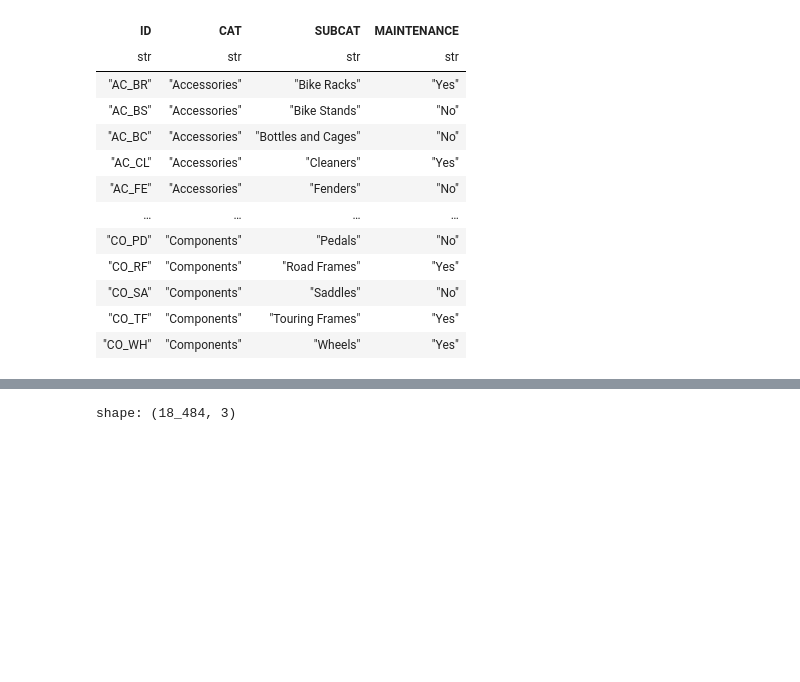
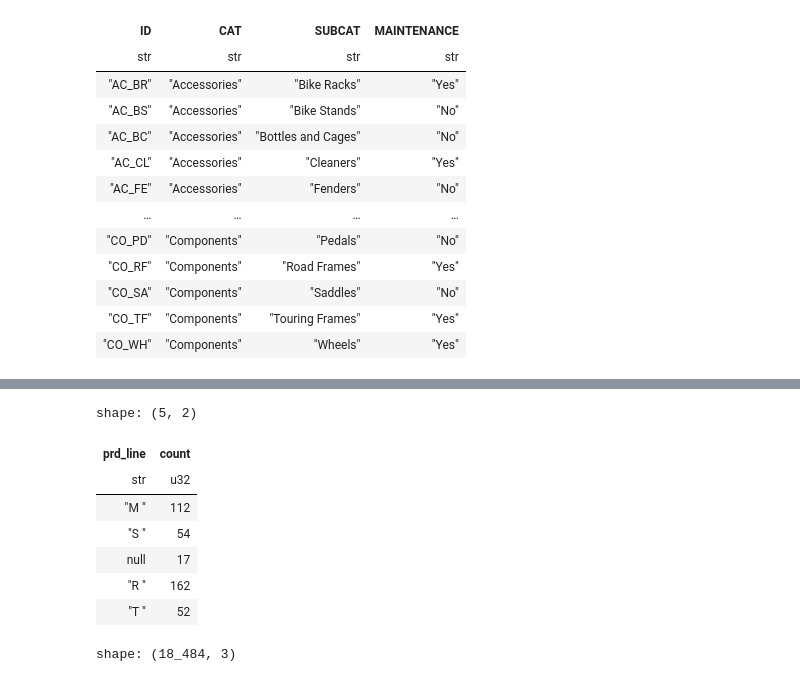
Before and after one commit to iragca/final-exam-cloud-comp, a Jupyter notebook: notebooks/1.0-staging-eda.ipynb, the cells around one changed output, grey strips where cells are left out. Saved outputs shown, nothing was run; the diff lists cells and outputs as text; code cells hidden in the pictures; blank space fills up the shorter version.

```diff
--- a/notebooks/1.0-staging-eda.ipynb
+++ b/notebooks/1.0-staging-eda.ipynb
@@ -53,3 +126,14 @@ shape: (397, 7)
+# %%
+product["prd_line"].value_counts()
+# %% [output]
+shape: (5, 2)
+| prd_line | count |
+| str | u32 |
+| "M " | 112 |
+| "S " | 54 |
+| null | 17 |
+| "R " | 162 |
+| "T " | 52 |
 # %%
 STAGING.get_table("cust_az12")
 # %% [output]
```
Also changed, not shown: parts of 6 cells of this notebook, 1 other file.
